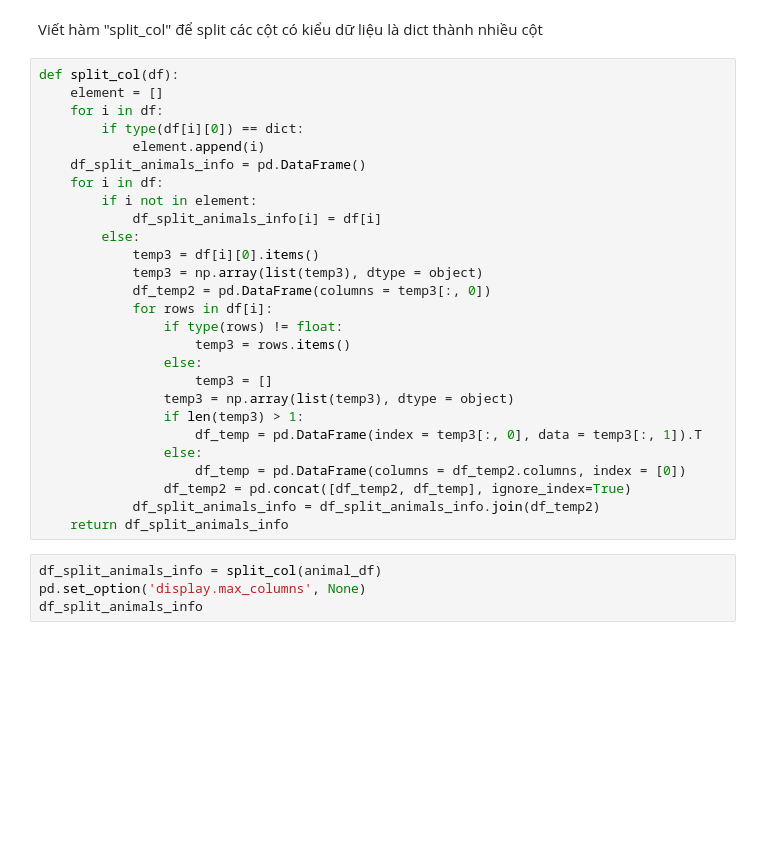
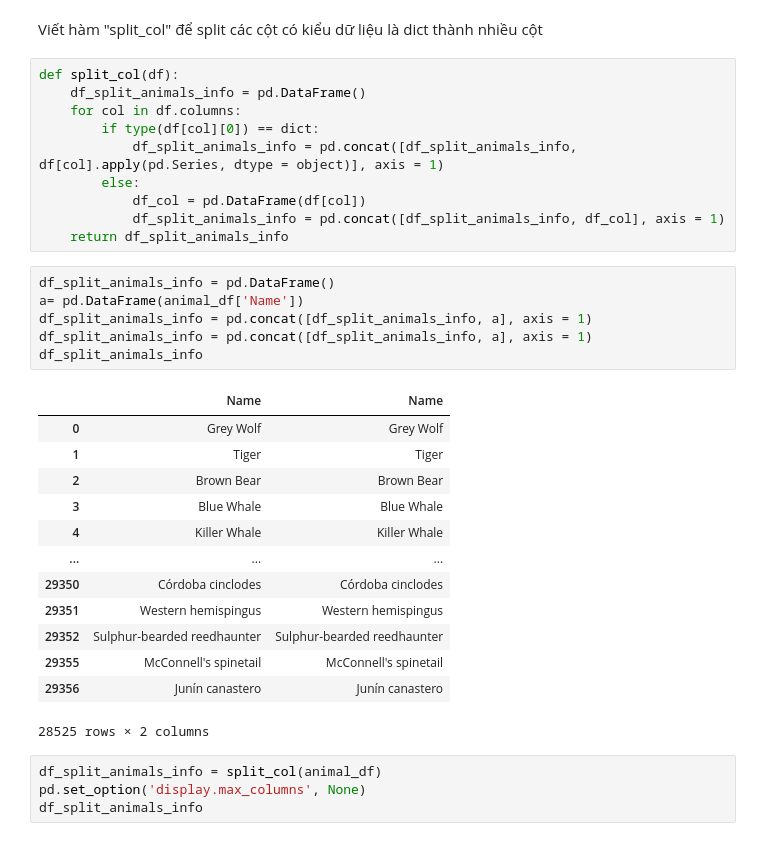
Before and after one commit to hoangitusk20/NMKHDL_doAn, a Jupyter notebook: DoAnCK/source/kham_pha_du_lieu/kham_pha_du_lieu.ipynb, the cells around one changed output. Drawn from its saved outputs; the diff is of its cells as text; blank space fills up the shorter version.

```diff
--- a/DoAnCK/source/kham_pha_du_lieu/kham_pha_du_lieu.ipynb
+++ b/DoAnCK/source/kham_pha_du_lieu/kham_pha_du_lieu.ipynb
@@ -149,31 +151,34 @@ for i in animal_df:
 Viết hàm "split_col" để split các cột có kiểu dữ liệu là dict thành nhiều cột
 # %%
 def split_col(df):
-    element = []
-    for i in df:
-        if type(df[i][0]) == dict:
-            element.append(i)
     df_split_animals_info = pd.DataFrame()
-    for i in df:
-        if i not in element:
-            df_split_animals_info[i] = df[i]
+    for col in df.columns:
+        if type(df[col][0]) == dict:
+            df_split_animals_info = pd.concat([df_split_animals_info, df[col].apply(pd.Series, dtype = object)], axis = 1)
         else:
-            temp3 = df[i][0].items()
-            temp3 = np.array(list(temp3), dtype = object)
-            df_temp2 = pd.DataFrame(columns = temp3[:, 0])
-            for rows in df[i]:
-                if type(rows) != float:
-                    temp3 = rows.items()
-                else:
-                    temp3 = []
-                temp3 = np.array(list(temp3), dtype = object)
-                if len(temp3) > 1:
-                    df_temp = pd.DataFrame(index = temp3[:, 0], data = temp3[:, 1]).T
-                else:
-                    df_temp = pd.DataFrame(columns = df_temp2.columns, index = [0])
-                df_temp2 = pd.concat([df_temp2, df_temp], ignore_index=True)
-            df_split_animals_info = df_split_animals_info.join(df_temp2)
+            df_col = pd.DataFrame(df[col])
+            df_split_animals_info = pd.concat([df_split_animals_info, df_col], axis = 1)
     return df_split_animals_info
+# %%
+df_split_animals_info = pd.DataFrame()
+a= pd.DataFrame(animal_df['Name'])
+df_split_animals_info = pd.concat([df_split_animals_info, a], axis = 1)
+df_split_animals_info = pd.concat([df_split_animals_info, a], axis = 1)
+df_split_animals_info
+# %% [output]
+|  | Name | Name |
+| 0 | Grey Wolf | Grey Wolf |
+| 1 | Tiger | Tiger |
+| 2 | Brown Bear | Brown Bear |
+| 3 | Blue Whale | Blue Whale |
+| 4 | Killer Whale | Killer Whale |
+| ... | ... | ... |
+| 29350 | Córdoba cinclodes | Córdoba cinclodes |
+| 29351 | Western hemispingus | Western hemispingus |
+| 29352 | Sulphur-bearded reedhaunter | Sulphur-bearded reedhaunter |
+| 29355 | McConnell's spinetail | McConnell's spinetail |
+| 29356 | Junín canastero | Junín canastero |
+28525 rows × 2 columns
 # %%
 df_split_animals_info = split_col(animal_df)
 pd.set_option('display.max_columns', None)
```
Also changed, not shown: parts of 5 cells of this notebook, 1 other file.
